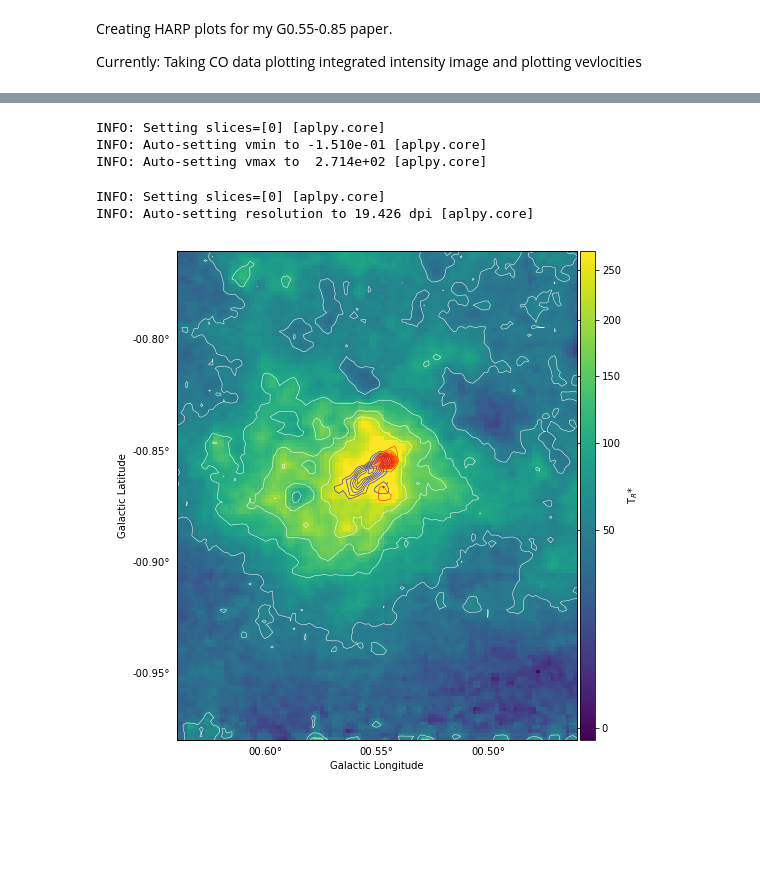
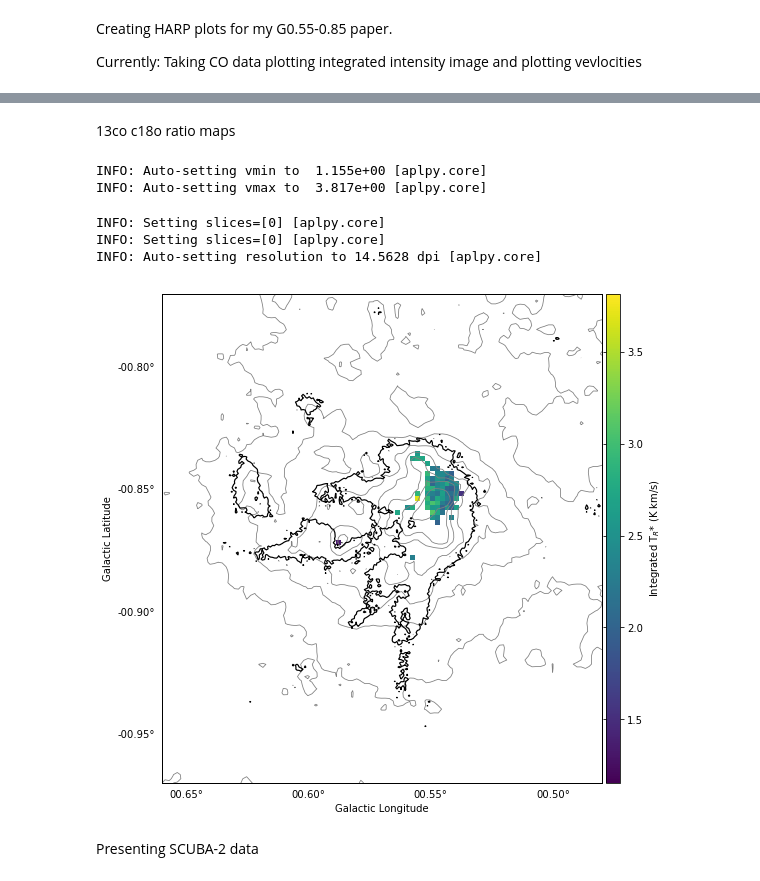
Before and after one commit to parsonsh/eaoTools, a Jupyter notebook: investigating-harp.ipynb, the cells around one changed output, grey strips where cells are left out. Saved outputs shown, nothing was run; the diff lists cells and outputs as text; code cells hidden in the pictures; blank space fills up the shorter version.

Commit message:
Updates to HARP image createing for my paper

```diff
--- a/investigating-harp.ipynb
+++ b/investigating-harp.ipynb
@@ -27,4 +30,20 @@ fitsfile_12co_integ = '/Users/hparsons/Documents/EAO/Research/JellyFish/data/12c
 fitsfile_12co_integhigh = '/Users/hparsons/Documents/EAO/Research/JellyFish/data/12co/CO_cube_field_South_1_cliphigh_integ.fits'
 fitsfile_12co_integlow = '/Users/hparsons/Documents/EAO/Research/JellyFish/data/12co/CO_cube_field_South_1_cliplow_integ.fits'
 
+fitsfile_12co_tex = '/Users/hparsons/Documents/EAO/Research/JellyFish/data/12co/CO_cube_field_South_1_clip_peak_5sigma_Tex.fits'
+
 fitsfile_13co_integ = '/Users/hparsons/Documents/EAO/Research/JellyFish/data/13co/ga20150604_34_2_reduced_velclip_integ_TRx.fits'
+fitsfile_c18o_integ = '/Users/hparsons/Documents/EAO/Research/JellyFish/data/c18o/ga20150604_34_1_reduced_velclip_integ_TRx.fits'
+
+fitsfile_s850_integ = '/Users/hparsons/Documents/EAO/Research/JellyFish/data/scuba2/850um_corr_map_mJybeam_2D.fits'
+fitsfile_s450_integ = '/Users/hparsons/Documents/EAO/Research/JellyFish/data/scuba2/s450um_map_uncal_cal_2D_align.fits'
+
+
+fitsfile_13co_tex = '/Users/hparsons/Documents/EAO/Research/JellyFish/data/13co/ga20170608_23_2_mos_vclip_peak_TRx_5sigma_masked_Tex.fits'
+
+fitsfile_13coc18o_ratio = '/Users/hparsons/Documents/EAO/Research/JellyFish/data/R1318_5sigma.fits'
+
+rms_12co_integ = 8
+rms_13co_integ = 5
+rms_s850_integ = None
+rms_s450_integ = None
@@ -30,0 +57,3 @@ fitsfile_13co_integ = '/Users/hparsons/Documents/EAO/Research/JellyFish/data/13c
+# %%
+position_Jelly = SkyCoord(l=0.57*u.degree, b=-0.87*u.degree, frame='galactic')
+position_Jelly.fk5.ra.deg
@@ -31,27 +208,31 @@ fitsfile_13co_integ = '/Users/hparsons/Documents/EAO/Research/JellyFish/data/13c
+# %% [markdown]
+13co c18o ratio maps
 # %%
-co_integ = aplpy.FITSFigure(fitsfile_12co_integ)
+opacity_ratio = aplpy.FITSFigure(fitsfile_13coc18o_ratio )
 
-co_integ_contourlevels = np.arange(25, 160, 10)
+opacity_ratio.show_colorscale(cmap='viridis') # stretch='sqrt',
+opacity_ratio.add_colorbar()
+opacity_ratio.colorbar.set_axis_label_text('Integrated T$_{R}$* (K km/s)')
 
-co_integ.show_colorscale(stretch='sqrt',cmap='viridis')
-co_integ.add_colorbar()
-co_integ.colorbar.set_axis_label_text('T$_{R}$*')
+opacity_ratio.recenter(position_Jelly.l.deg,position_Jelly.b.deg, width=0.18, height=0.20)
 
-co_integ.recenter(0.55,-0.87, width=0.18, height=0.22)
+opacity_ratio.show_contour(fitsfile_12co_integ, levels=[50,100,150,200,250], colors='grey', linewidths=0.8)
+opacity_ratio.show_contour(fitsfile_12co_integ, levels=[300,400], colors='grey', linewidths=0.8)
 
-co_integ.show_contour(fitsfile_12co_integ, levels=[50,100,150,200], colors='white', linewidths=0.5)
-co_integ.show_contour(fitsfile_12co_integhigh, levels=co_integ_contourlevels, colors='blue', linewidths=0.5)
-co_integ.show_contour(fitsfile_12co_integlow, levels=co_integ_contourlevels, colors='red', linewidths=0.5)
+opacity_ratio.show_contour(fitsfile_s850_integ, levels=[0.5,], colors='black', linewidths=1.2)
 
-co_integ.tick_labels.set_xformat('ddd.dd')
-co_integ.tick_labels.set_yformat('ddd.dd')
 
-co_integ.savefig('/Users/hparsons/Documents/EAO/Research/JellyFish/images/Jellyfish-integ-contours.pdf')
-co_integ.savefig('/Users/hparsons/Documents/EAO/Research/JellyFish/images/Jellyfish-integ-contours.png')
+opacity_ratio.tick_labels.set_xformat('ddd.dd')
+opacity_ratio.tick_labels.set_yformat('ddd.dd')
+
+opacity_ratio.savefig('/Users/hparsons/Documents/EAO/Research/JellyFish/images/Jellyfish-13co-c18o-ratio.pdf')
+opacity_ratio.savefig('/Users/hparsons/Documents/EAO/Research/JellyFish/images/Jellyfish-13co-c18o-ratio.png')
 # %% [output]
-INFO: Setting slices=[0] [aplpy.core]
-INFO: Auto-setting vmin to -1.510e-01 [aplpy.core]
-INFO: Auto-setting vmax to  2.714e+02 [aplpy.core]
+INFO: Auto-setting vmin to  1.155e+00 [aplpy.core]
+INFO: Auto-setting vmax to  3.817e+00 [aplpy.core]
 INFO: Setting slices=[0] [aplpy.core]
-INFO: Auto-setting resolution to 19.426 dpi [aplpy.core]
+INFO: Setting slices=[0] [aplpy.core]
+INFO: Auto-setting resolution to 14.5628 dpi [aplpy.core]
-[figure, old version]
+[figure, new version]
+# %% [markdown]
+Presenting SCUBA-2 data
```
Also changed, not shown: parts of 23 cells of this notebook, 1 other file.
